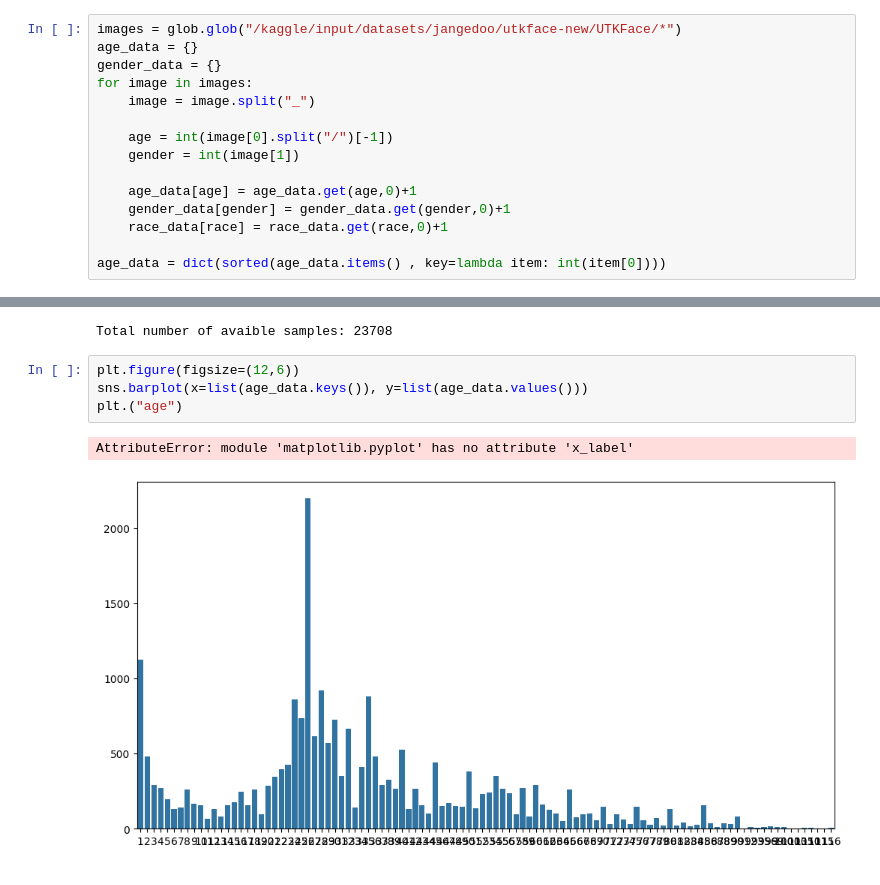
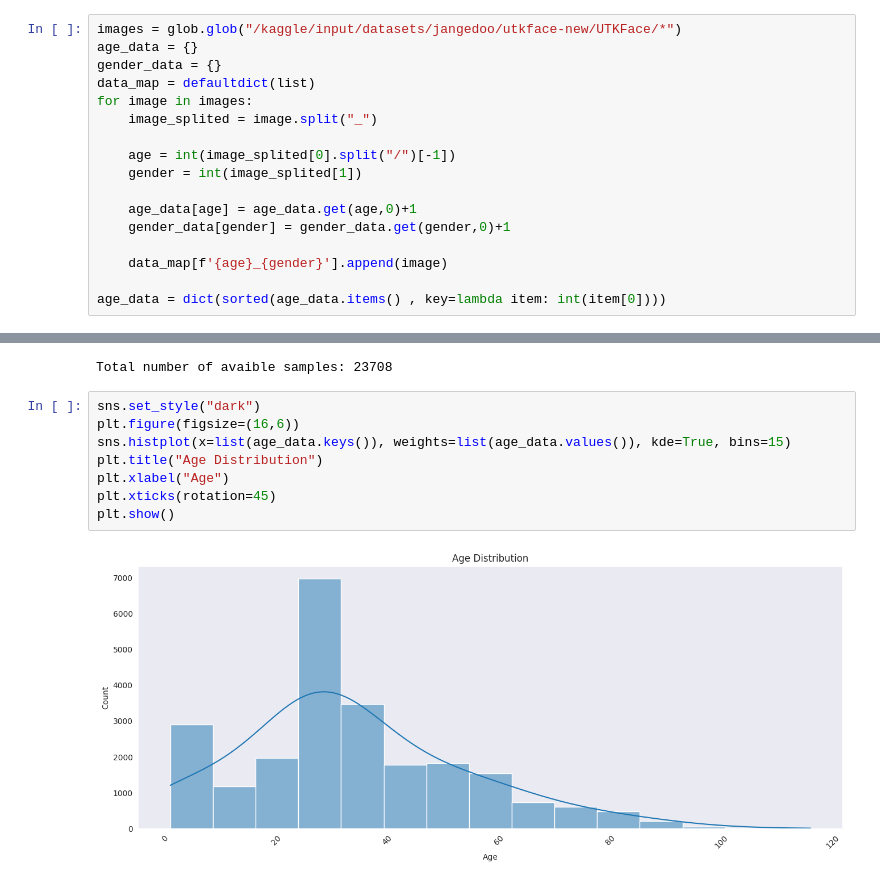
Before and after one commit to Aryanch9797/Age_and_gender_from_image, a Jupyter notebook: notebooks/Data_analysis.ipynb, the cells around one changed output, grey strips where cells are left out. Saved outputs shown, nothing was run; the diff lists cells and outputs as text.

Commit message:
Analyzed the data and also thought about the split method used for train, test and validation split

```diff
--- a/notebooks/Data_analysis.ipynb
+++ b/notebooks/Data_analysis.ipynb
@@ -14,15 +17,17 @@ import seaborn as sns
 images = glob.glob("/kaggle/input/datasets/jangedoo/utkface-new/UTKFace/*")
 age_data = {}
 gender_data = {}
+data_map = defaultdict(list)
 for image in images:
-    image = image.split("_")
+    image_splited = image.split("_")
 
-    age = int(image[0].split("/")[-1])
-    gender = int(image[1])
+    age = int(image_splited[0].split("/")[-1])
+    gender = int(image_splited[1])
 
     age_data[age] = age_data.get(age,0)+1
     gender_data[gender] = gender_data.get(gender,0)+1
-    race_data[race] = race_data.get(race,0)+1
+
+    data_map[f'{age}_{gender}'].append(image)
 
 age_data = dict(sorted(age_data.items() , key=lambda item: int(item[0])))
 # %%
@@ -30,9 +35,12 @@ print(f"Total number of avaible samples: {len(images)}")
 # %% [output]
 Total number of avaible samples: 23708
 # %%
-plt.figure(figsize=(12,6))
-sns.barplot(x=list(age_data.keys()), y=list(age_data.values()))
-plt.("age")
+sns.set_style("dark")
+plt.figure(figsize=(16,6))
+sns.histplot(x=list(age_data.keys()), weights=list(age_data.values()), kde=True, bins=15)
+plt.title("Age Distribution")
+plt.xlabel("Age")
+plt.xticks(rotation=45)
+plt.show()
 # %% [output]
-AttributeError: module 'matplotlib.pyplot' has no attribute 'x_label'
-[figure, old version]
+[figure, new version]
```
Also changed, not shown: parts of 7 cells of this notebook.
